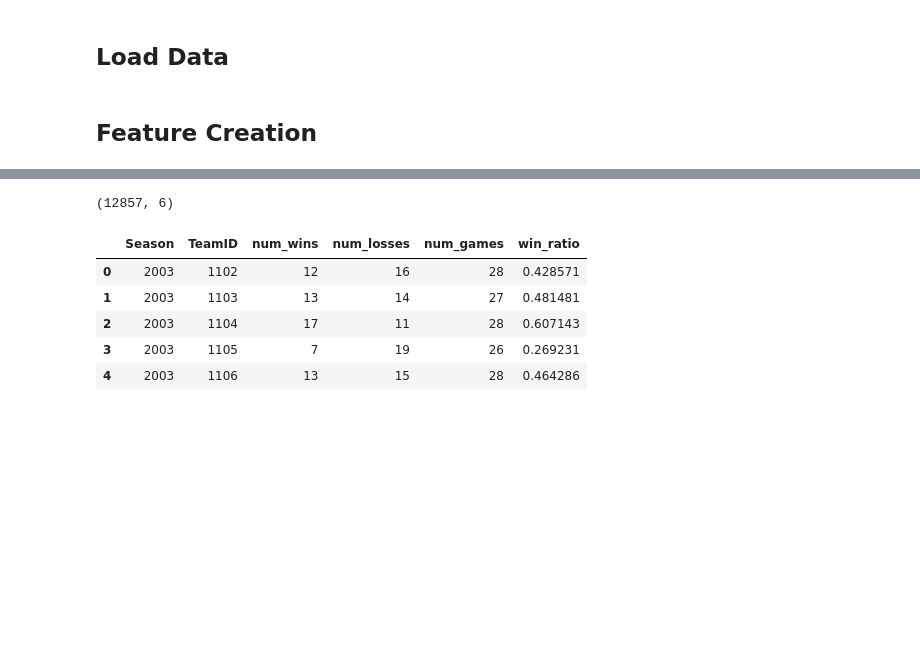
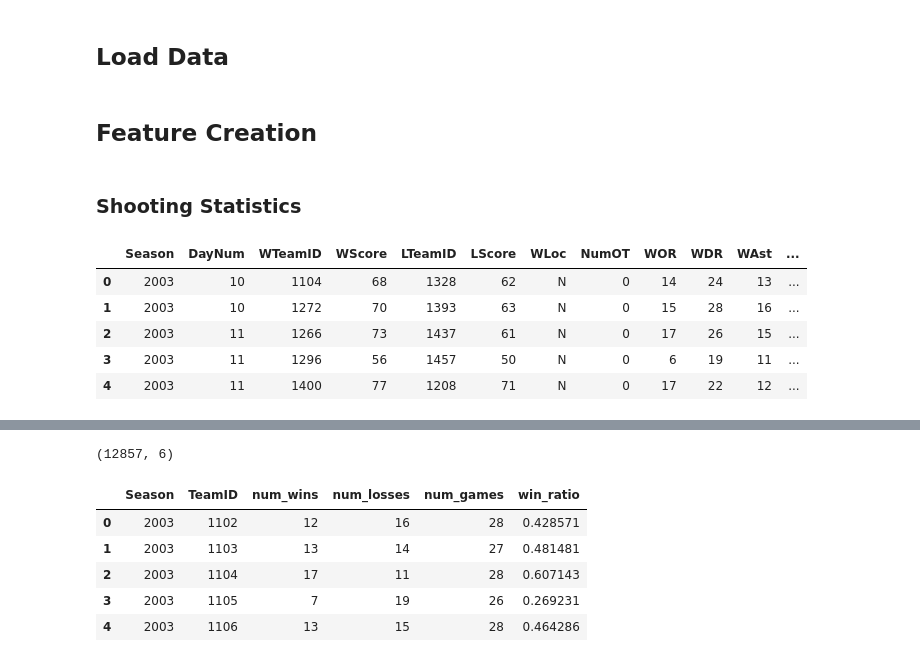
Before and after one commit to heefjones/march_madness, a Jupyter notebook: eda_detailed.ipynb, the cells around one changed output, grey strips where cells are left out. Cells and saved outputs as stored; diff of their text form; code cells hidden in the pictures; blank space fills up the shorter version.

```diff
--- a/eda_detailed.ipynb
+++ b/eda_detailed.ipynb
@@ -45,3 +45,37 @@ seeds =  pd.concat([m_seeds, w_seeds]).reset_index(drop=True)
 del m_seeds, w_seeds
 # %% [markdown]
 ## Feature Creation
+# %% [markdown]
+### Shooting Statistics
+# %%
+# create 2pt fgm/fga
+regresults['WFGM2'] = regresults['WFGM'] - regresults['WFGM3']
+regresults['WFGA2'] = regresults['WFGA'] - regresults['WFGA3']
+regresults['LFGM2'] = regresults['LFGM'] - regresults['LFGM3']
+regresults['LFGA2'] = regresults['LFGA'] - regresults['LFGA3']
+
+# add 1 to rows where 3pt/freethrow attempts == 0
+regresults.loc[regresults['WFGA3'] == 0, 'WFGA3'] = 1
+regresults.loc[regresults['LFGA3'] == 0, 'LFGA3'] = 1
+
+# create 2pt, 3pt, and freethrow%
+regresults['WFGPct2'] = regresults['WFGM2'] / regresults['WFGA2']
+regresults['WFGPct3'] = regresults['WFGM3'] / regresults['WFGA3']
+regresults['LFGPct2'] = regresults['LFGM2'] / regresults['LFGA2']
+regresults['LFGPct3'] = regresults['LFGM3'] / regresults['LFGA3']
+regresults['WFTPct'] = regresults['WFTM'] / regresults['WFTA']
+regresults['LFTPct'] = regresults['LFTM'] / regresults['LFTA']
+
+# drop cols
+regresults = regresults.drop(['WFGM', 'WFGA', 'WFGM2', 'WFGA2', 'WFGM3', 'WFGA3',
+                              'LFGM2', 'LFGA2', 'LFGM3', 'LFGA3', 'WFTM', 'WFTA', 'LFTM', 'LFTA', 'LFGM', 'LFGA'], axis=1)
+
+# check
+regresults.head()
+# %% [output]
+|  | Season | DayNum | WTeamID | WScore | LTeamID | LScore | WLoc | NumOT | WOR | WDR | WAst | ... |
+| 0 | 2003 | 10 | 1104 | 68 | 1328 | 62 | N | 0 | 14 | 24 | 13 | ... |
+| 1 | 2003 | 10 | 1272 | 70 | 1393 | 63 | N | 0 | 15 | 28 | 16 | ... |
+| 2 | 2003 | 11 | 1266 | 73 | 1437 | 61 | N | 0 | 17 | 26 | 15 | ... |
+| 3 | 2003 | 11 | 1296 | 56 | 1457 | 50 | N | 0 | 6 | 19 | 11 | ... |
+| 4 | 2003 | 11 | 1400 | 77 | 1208 | 71 | N | 0 | 17 | 22 | 12 | ... |
```
Also changed, not shown: parts of 11 cells of this notebook, 3 other files.
